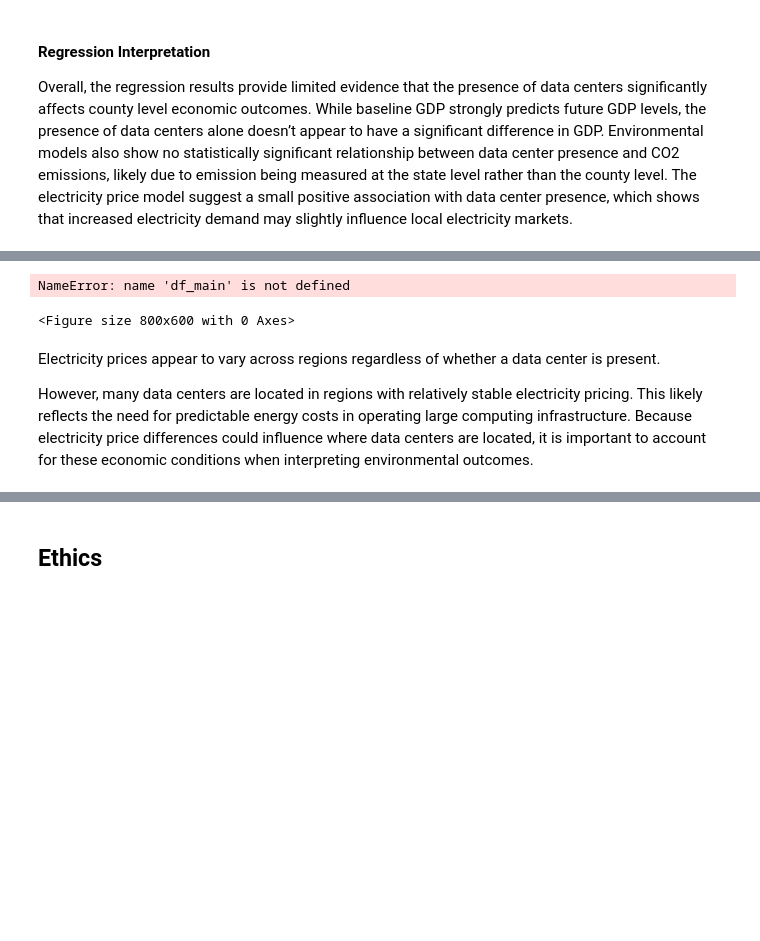
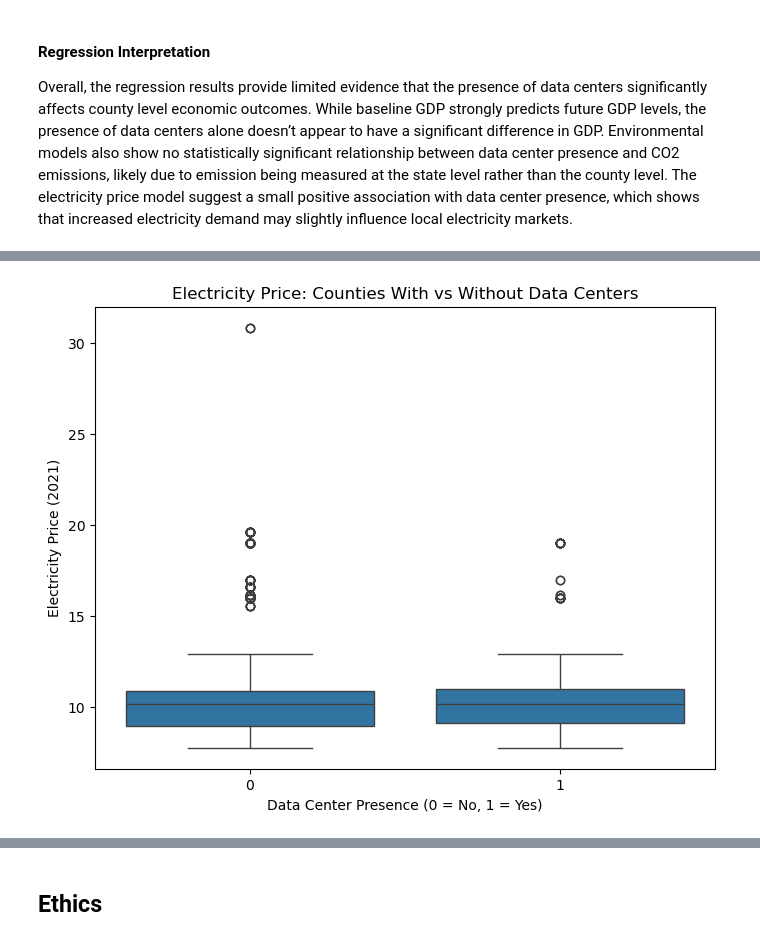
Before and after one commit to COGS108/Group147_WI26, a Jupyter notebook: 03-FinalProject.ipynb, the cells around one changed output, grey strips where cells are left out. Cells and saved outputs as stored; diff of their text form; code cells hidden in the pictures; blank space fills up the shorter version.

```diff
--- a/03-FinalProject.ipynb
+++ b/03-FinalProject.ipynb
@@ -782,17 +781,12 @@ This suggests that while data centers consume large amounts of electricity, thei
 # %%
 plt.figure(figsize=(8,6))
 
-sns.boxplot(data=df_main, x="has_dc", y="electricity_price")
+sns.boxplot(data=df, x="has_dc", y="elec_price_2021")
 
-plt.title("Electricity Prices in Regions With vs Without Data Centers")
-plt.xlabel("Data Center Presence")
-plt.ylabel("Electricity Price")
+plt.title("Electricity Price: Counties With vs Without Data Centers")
+plt.xlabel("Data Center Presence (0 = No, 1 = Yes)")
+plt.ylabel("Electricity Price (2021)")
 
 plt.show()
 # %% [output]
-NameError: name 'df_main' is not defined
-<Figure size 800x600 with 0 Axes>
+[figure, added]
-# %% [markdown]
-Electricity prices appear to vary across regions regardless of whether a data center is present.
-
-However, many data centers are located in regions with relatively stable electricity pricing. This likely reflects the need for predictable energy costs in operating large computing infrastructure. Because electricity price differences could influence where data centers are located, it is important to account for these economic conditions when interpreting environmental outcomes.
```
Also changed, not shown: parts of 20 cells of this notebook.
